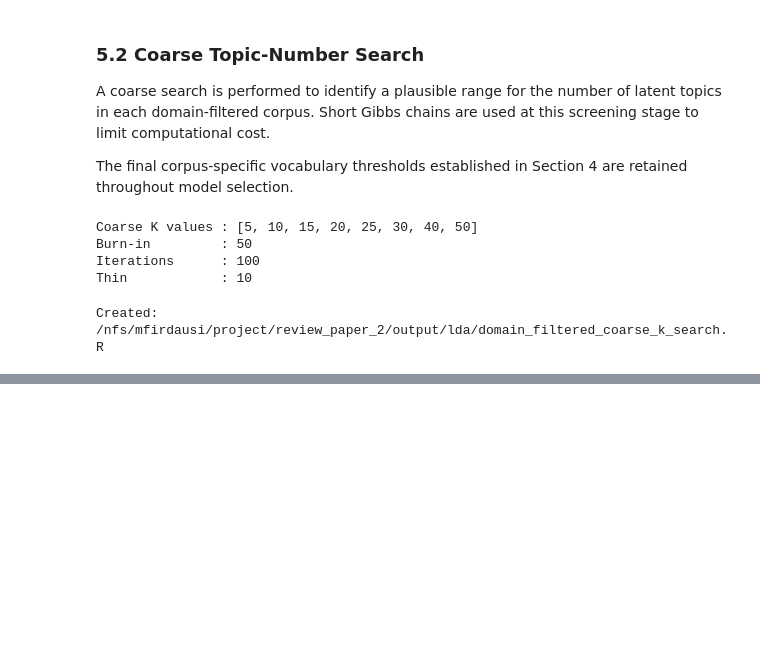
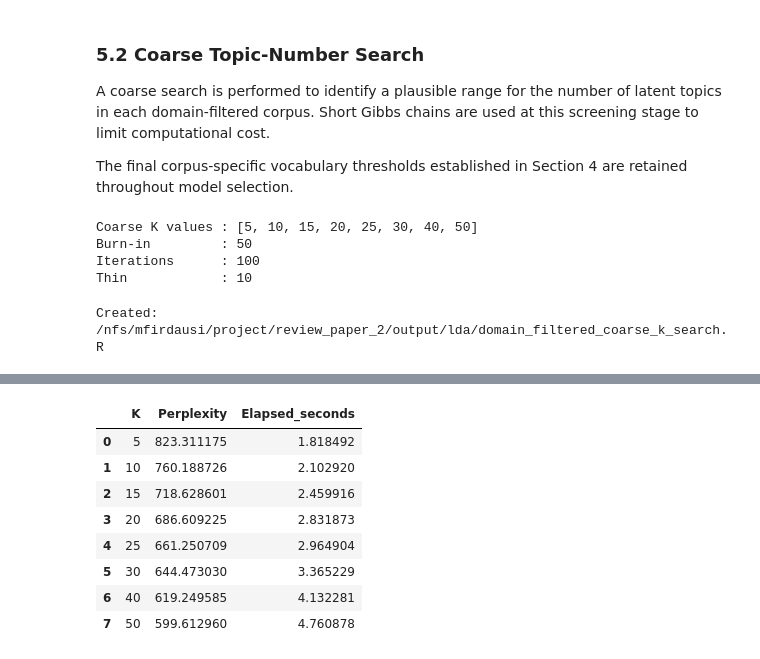
Before and after one commit to mdzalfirdausi/review_paper_2, a Jupyter notebook: notebooks/2.topic_modeling_iss.ipynb, the cells around one changed output, grey strips where cells are left out. Drawn from its saved outputs; the diff is of its cells as text; code cells hidden in the pictures; blank space fills up the shorter version.

```diff
--- a/notebooks/2.topic_modeling_iss.ipynb
+++ b/notebooks/2.topic_modeling_iss.ipynb
@@ -2409,3 +2422,92 @@ print(
 )
 # %% [output]
 Created: /nfs/mfirdausi/project/review_paper_2/output/lda/domain_filtered_coarse_k_search.R
+# %%
+import math
+
+corpus_name = "overton"
+
+processed_file = (
+    R_PREPROCESS_DIR
+    / f"{corpus_name}_domain_filtered_processed.csv"
+)
+
+train_file = (
+    LDA_DIR
+    / f"{corpus_name}_domain_filtered_train_indices.csv"
+)
+
+coarse_output = (
+    LDA_DIR
+    / f"{corpus_name}_domain_filtered_coarse_k_search.csv"
+)
+
+# Same proportional vocabulary rule used in Section 4.
+n_documents = int(
+    final_dtm_summaries[
+        corpus_name
+    ].iloc[0]["Documents"]
+)
+
+min_doc_freq = math.ceil(
+    n_documents * MIN_DOC_PERCENT
+)
+
+print("Running domain-filtered Overton coarse K search...")
+print("Documents       :", f"{n_documents:,}")
+print("Minimum DF      :", min_doc_freq)
+print("K values        :", K_COARSE)
+
+coarse_run = subprocess.run(
+    [
+        str(RSCRIPT),
+        str(R_COARSE_SEARCH_SCRIPT),
+        str(processed_file),
+        str(train_file),
+        str(coarse_output),
+        str(min_doc_freq),
+    ],
+    capture_output=True,
+    text=True,
+    check=False,
+)
+
+print(
+    "Return code:",
+    coarse_run.returncode
+)
+
+if coarse_run.stdout.strip():
+    print("\nR output:")
+    print(
+        coarse_run.stdout
+    )
+
+if coarse_run.stderr.strip():
+    print("\nR messages:")
+    print(
+        coarse_run.stderr
+    )
+
+# Load completed results.
+if coarse_output.exists():
+
+    overton_coarse_results = pd.read_csv(
+        coarse_output
+    )
+
+    print(
+        "\nCompleted K values:",
+        overton_coarse_results["K"].tolist()
+    )
+
+    display(
+        overton_coarse_results
+    )
+
+else:
+
+    print(
+        "\nNo completed K values were saved."
+    )
+# %% [output]
@@ -2411,0 +2531,9 @@ Created: /nfs/mfirdausi/project/review_paper_2/output/lda/domain_filtered_coarse
+|  | K | Perplexity | Elapsed_seconds |
+| 0 | 5 | 823.311175 | 1.818492 |
+| 1 | 10 | 760.188726 | 2.102920 |
+| 2 | 15 | 718.628601 | 2.459916 |
+| 3 | 20 | 686.609225 | 2.831873 |
+| 4 | 25 | 661.250709 | 2.964904 |
+| 5 | 30 | 644.473030 | 3.365229 |
+| 6 | 40 | 619.249585 | 4.132281 |
+| 7 | 50 | 599.612960 | 4.760878 |
```
Also changed, not shown: parts of 11 cells of this notebook.
